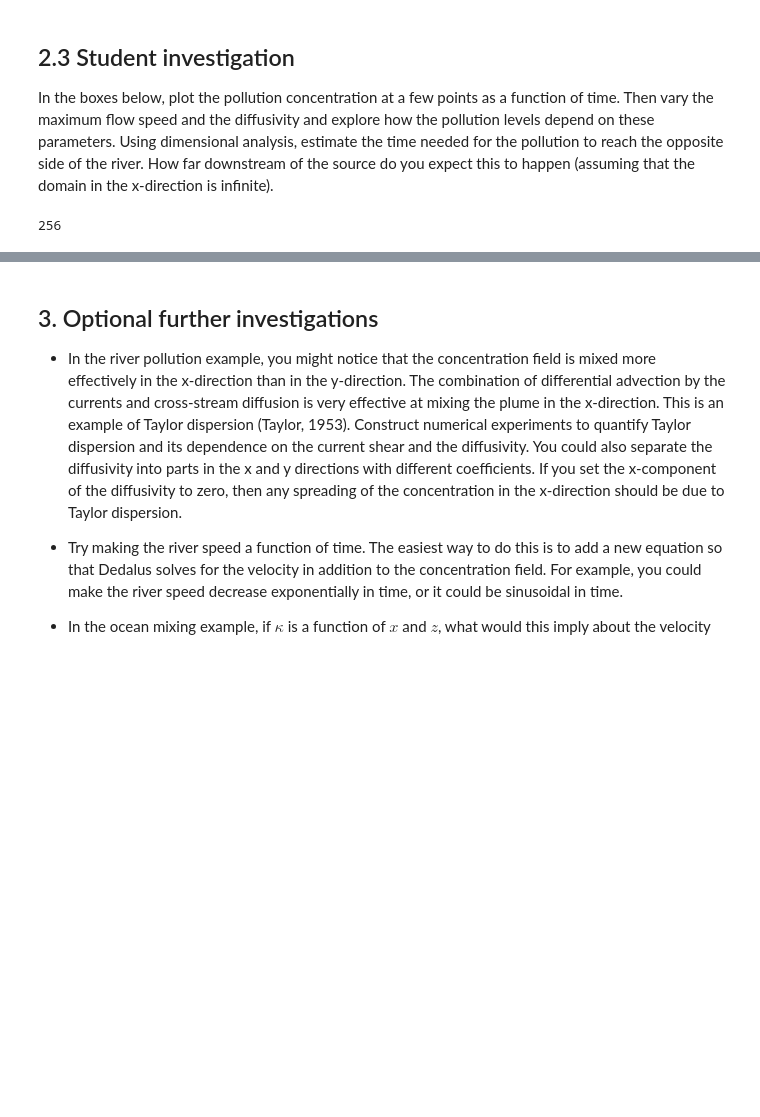
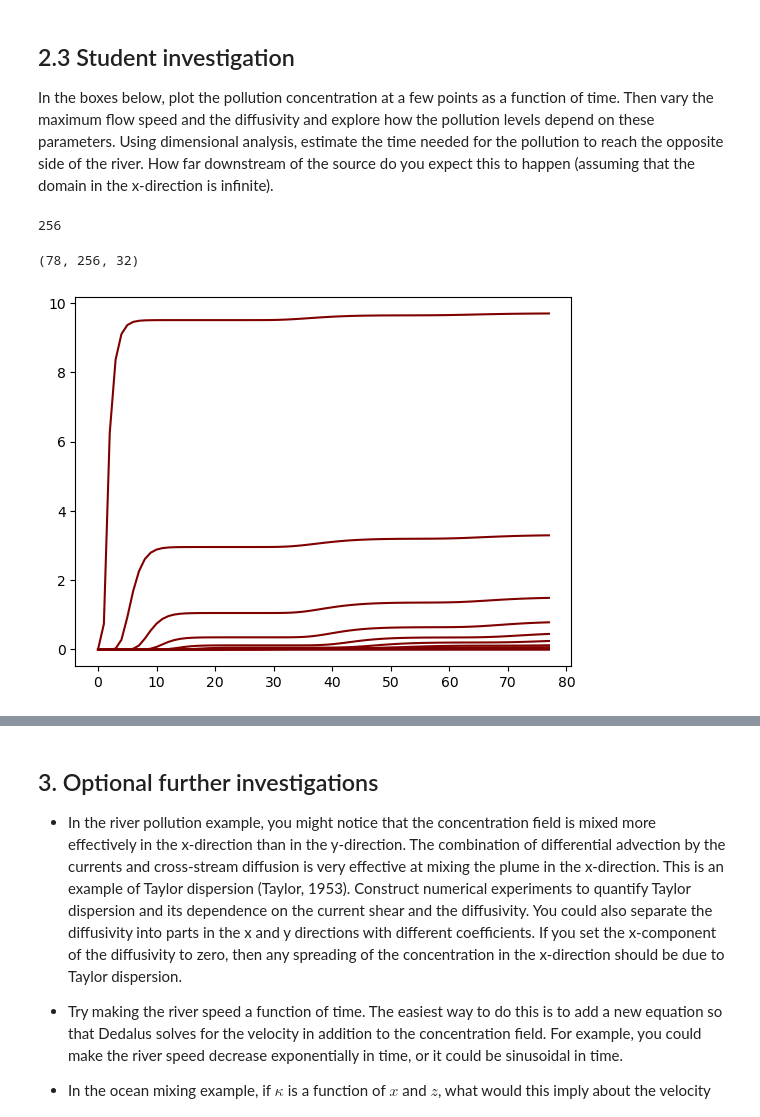
Before and after one commit to Feesh5/QCES, a Jupyter notebook: Project2_transport.ipynb, the cells around one changed output, grey strips where cells are left out. Cells and saved outputs as stored; diff of their text form; code cells hidden in the pictures; blank space fills up the shorter version.

```diff
--- a/Project2_transport.ipynb
+++ b/Project2_transport.ipynb
@@ -531,6 +532,29 @@ HTML(anim.to_html5_video())
 In the boxes below, plot the pollution concentration at a few points as a function of time. Then vary the maximum flow speed and the diffusivity and explore how the pollution levels depend on these parameters. Using dimensional analysis, estimate the time needed for the pollution to reach the opposite side of the river. How far downstream of the source do you expect this to happen (assuming that the domain in the x-direction is infinite).
 # %%
 print(Nx)
+c_save.shape
 # %% [output]
 256
+(78, 256, 32)
+# %%
+#Block for testing/learning code
+import matplotlib.cm as cm
+xs = np.linspace(0,Nx-1,11).astype(int)
+ys = np.linspace(0,Ny-1,11).astype(int)
+
+cmap1 = cm.get_cmap('jet', len(xs))
+#cmap1
+for i,j in zip(xs,ys):
+    xcolor = cmap1(idx)
+    plt.plot(c_save[:,i,j],label=f'x={i}, y={j}',color=xcolor)
+# print(len(xs))
+
+# for i,j in zip(xs,ys):
+#      print(i,j)
+
+# vels = np.linspace(0.1,10,3)
+# for v, k in enumerate(vels):
+#     print(v,k)
+# %% [output]
+[figure, added]
 # %%
```
Also changed, not shown: parts of 16 cells of this notebook, 2 other files.
